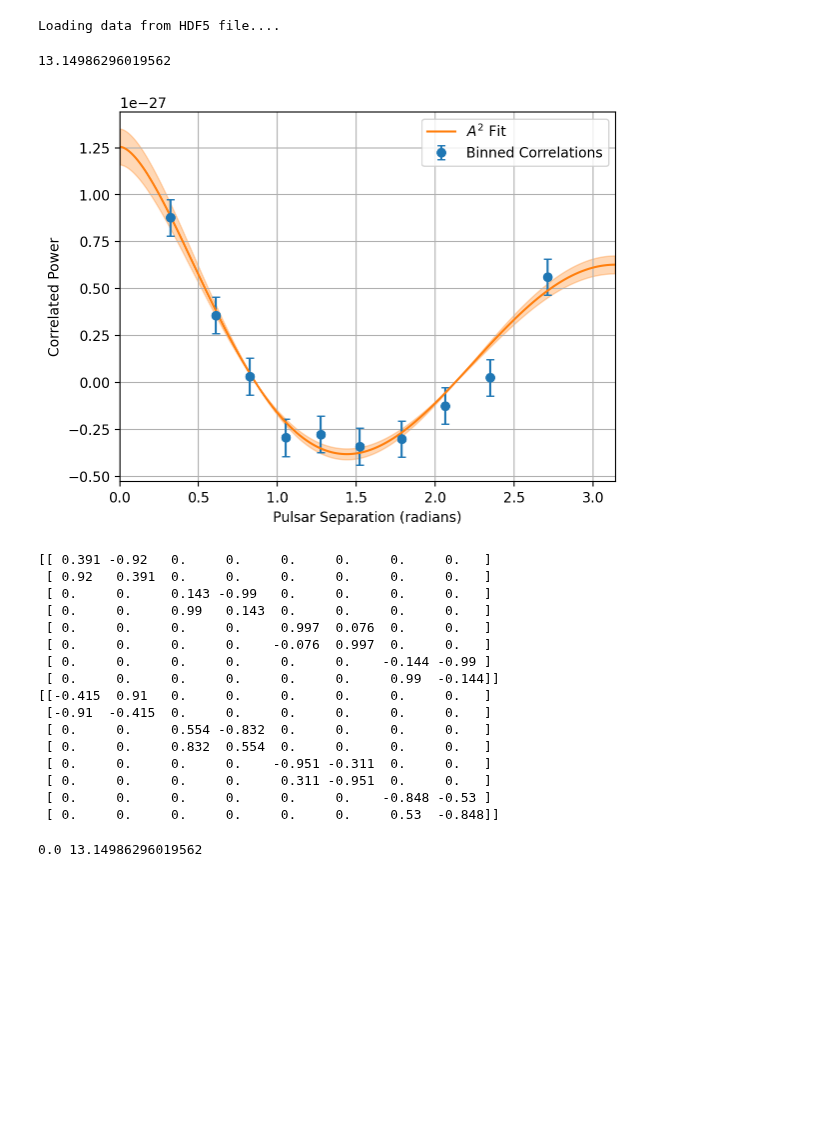
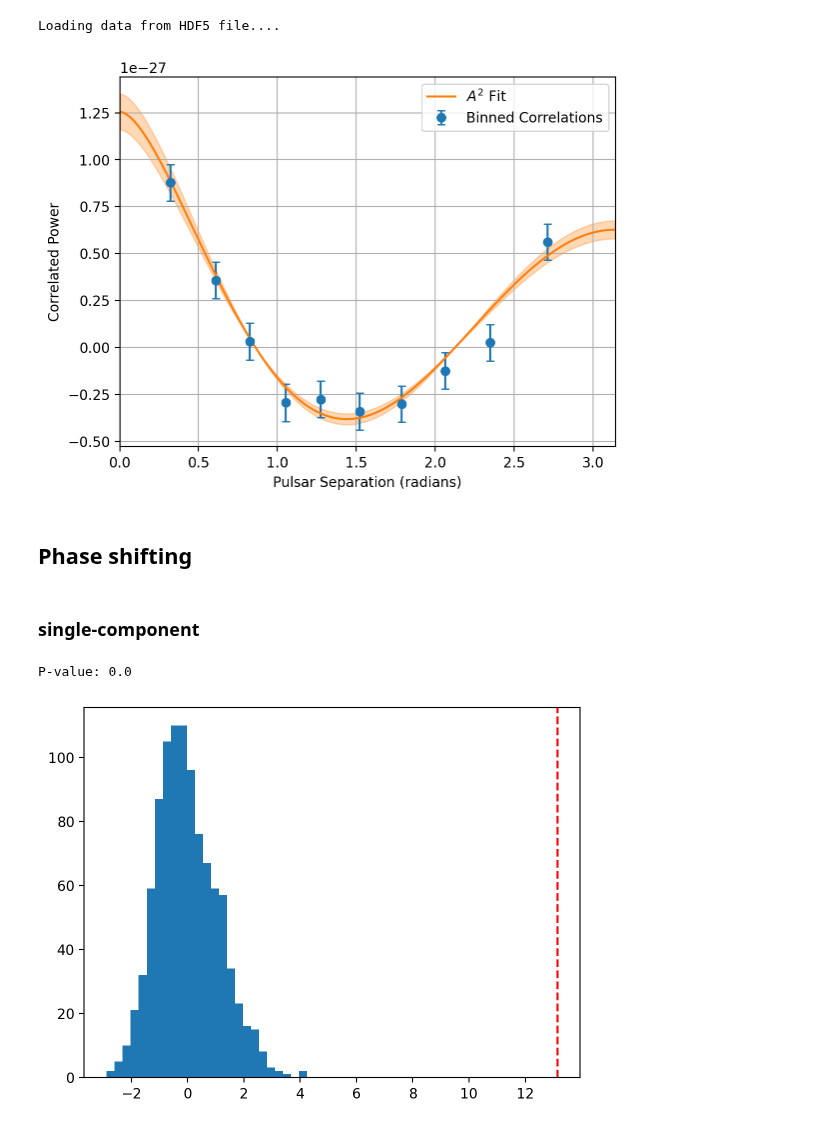
Before and after one commit to GersbachKa/defiant, a Jupyter notebook: notebooks/null_distributions.ipynb, the cells around one changed output. Drawn from its saved outputs; the diff is of its cells as text; code cells hidden in the pictures; blank space fills up the shorter version.

```diff
--- a/notebooks/null_distributions.ipynb
+++ b/notebooks/null_distributions.ipynb
@@ -72,10 +72,9 @@ Loading data from HDF5 file....
 # Since we created our PTA object with 'gw' as the name, make sure to set that!
 OS_obj = OptimalStatistic(psrs, pta=pta, gwb_name='gw', core=lfcore, orfs=['hd'])
 # %%
+OS_obj.set_orf(['hd'])
 xi,rho,sig,C,A2,A2s,idx = OS_obj.compute_OS(params=inj_params)
 
-defplot.create_correlation_plot(xi,rho,sig,C,A2,A2s,bins=10)
-print(A2/A2s)
+defplot.create_correlation_plot(xi,rho,sig,C,A2,A2s,bins=10);
 # %% [output]
-13.14986296019562
 [figure]
@@ -127,30 +81,16 @@ def random_rotation_matrix(npulsar, ndim, rng=None):
-# %%
-R = random_rotation_matrix(3,8)
-with np.printoptions(precision=3, suppress=True):
-    print(R[0])
-    print(R[1])
-# %% [output]
-[[ 0.391 -0.92   0.     0.     0.     0.     0.     0.   ]
- [ 0.92   0.391  0.     0.     0.     0.     0.     0.   ]
- [ 0.     0.     0.143 -0.99   0.     0.     0.     0.   ]
- [ 0.     0.     0.99   0.143  0.     0.     0.     0.   ]
- [ 0.     0.     0.     0.     0.997  0.076  0.     0.   ]
- [ 0.     0.     0.     0.    -0.076  0.997  0.     0.   ]
- [ 0.     0.     0.     0.     0.     0.    -0.144 -0.99 ]
- [ 0.     0.     0.     0.     0.     0.     0.99  -0.144]]
-[[-0.415  0.91   0.     0.     0.     0.     0.     0.   ]
- [-0.91  -0.415  0.     0.     0.     0.     0.     0.   ]
- [ 0.     0.     0.554 -0.832  0.     0.     0.     0.   ]
- [ 0.     0.     0.832  0.554  0.     0.     0.     0.   ]
- [ 0.     0.     0.     0.    -0.951 -0.311  0.     0.   ]
- [ 0.     0.     0.     0.     0.311 -0.951  0.     0.   ]
- [ 0.     0.     0.     0.     0.     0.    -0.848 -0.53 ]
- [ 0.     0.     0.     0.     0.     0.     0.53  -0.848]]
+# %% [markdown]
+## Phase shifting
+# %% [markdown]
+### single-component
 # %%
 from defiant.null_distribution import phase_shift_OS
 
+OS_obj.set_orf(['hd'])
+p,snr,n_dist = phase_shift_OS(OS_obj,inj_params,n_shifts=1000)
 
-p,snr,n_dist = phase_shift_OS(OS_obj,inj_params,n_shifts=10000)
-print(p, snr)
+plt.hist(n_dist,bins='auto');
+plt.axvline(snr, color='r', linestyle='--')
+print('P-value:',p)
 # %% [output]
-0.0 13.14986296019562
+P-value: 0.0
+[figure, added]
```
Also changed, not shown: parts of 10 cells of this notebook, 2 other files.
